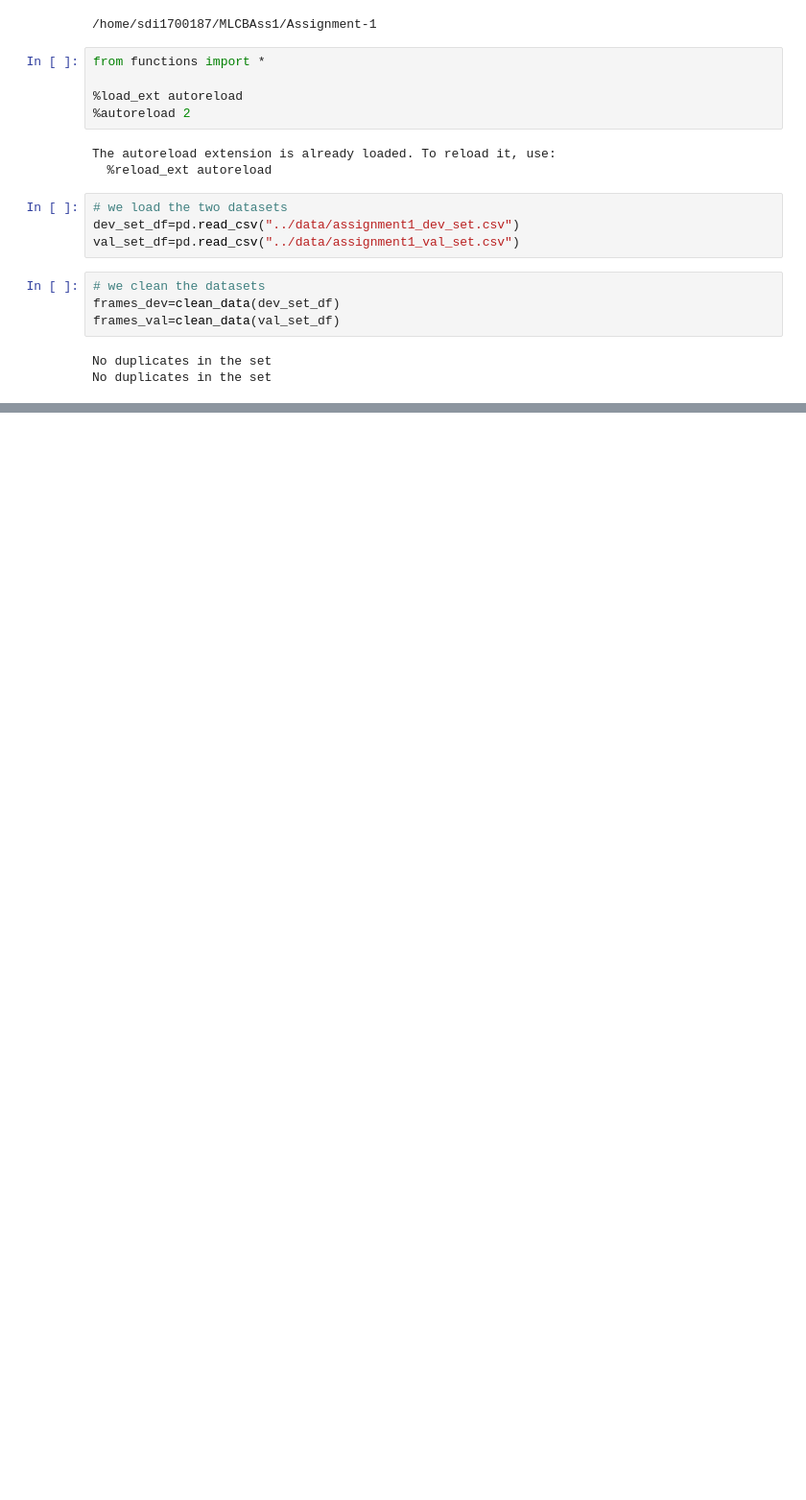
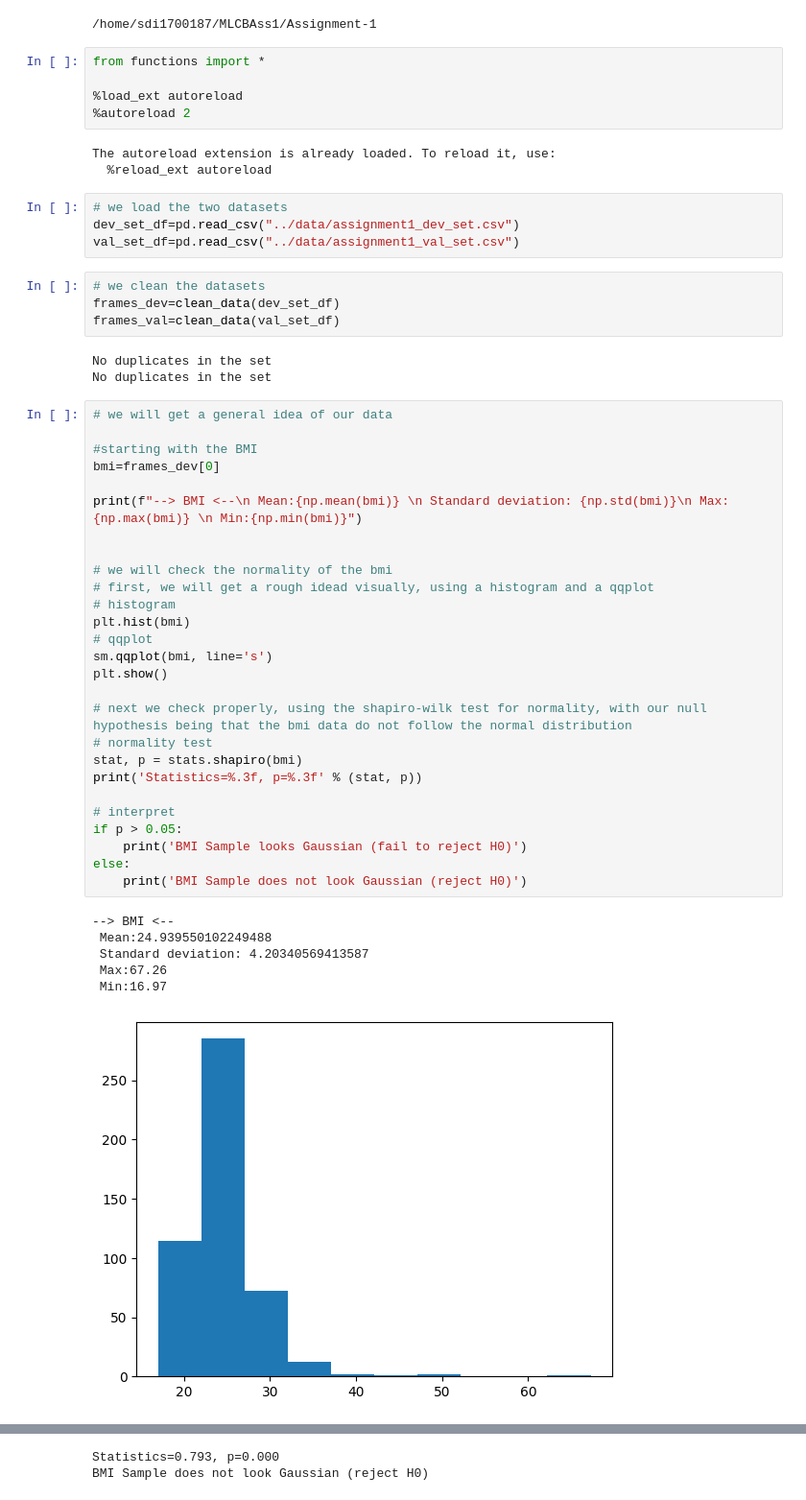
Before and after one commit to vex-me-not/Assignment-1, a Jupyter notebook: notebooks/data_exploration.ipynb, the cells around one changed output, grey strips where cells are left out. Shown at 96% size. Drawn from its saved outputs; the diff is of its cells as text; blank space fills up the shorter version.

Commit message:
normality test for bmi

```diff
--- a/notebooks/data_exploration.ipynb
+++ b/notebooks/data_exploration.ipynb
@@ -42,3 +44,37 @@ frames_val=clean_data(val_set_df)
 # %% [output]
 No duplicates in the set
 No duplicates in the set
+# %%
+# we will get a general idea of our data
+
+#starting with the BMI
+bmi=frames_dev[0]
+
+print(f"--> BMI <--\n Mean:{np.mean(bmi)} \n Standard deviation: {np.std(bmi)}\n Max:{np.max(bmi)} \n Min:{np.min(bmi)}")
+
+
+# we will check the normality of the bmi
+# first, we will get a rough idead visually, using a histogram and a qqplot
+# histogram
+plt.hist(bmi)
+# qqplot
+sm.qqplot(bmi, line='s')
+plt.show()
+
+# next we check properly, using the shapiro-wilk test for normality, with our null hypothesis being that the bmi data do not follow the normal distribution
+# normality test
+stat, p = stats.shapiro(bmi)
+print('Statistics=%.3f, p=%.3f' % (stat, p))
+
+# interpret
+if p > 0.05:
+	print('BMI Sample looks Gaussian (fail to reject H0)')
+else:
+	print('BMI Sample does not look Gaussian (reject H0)')
+# %% [output]
+--> BMI <--
+ Mean:24.939550102249488
+ Standard deviation: 4.20340569413587
+ Max:67.26
+ Min:16.97
+[figure, added]
@@ -45,3 +82,5 @@ No duplicates in the set
+Statistics=0.793, p=0.000
+BMI Sample does not look Gaussian (reject H0)
 # %%
 data_path=ass_path + "/data"
 
```
Also changed, not shown: parts of 3 cells of this notebook.
